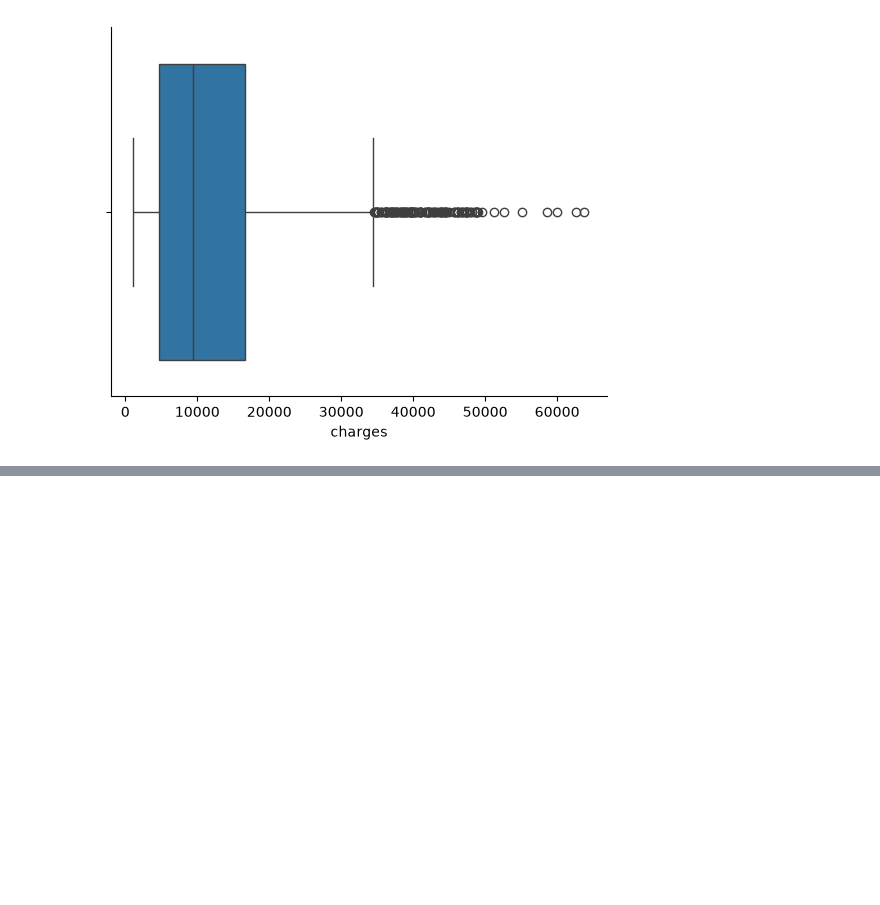
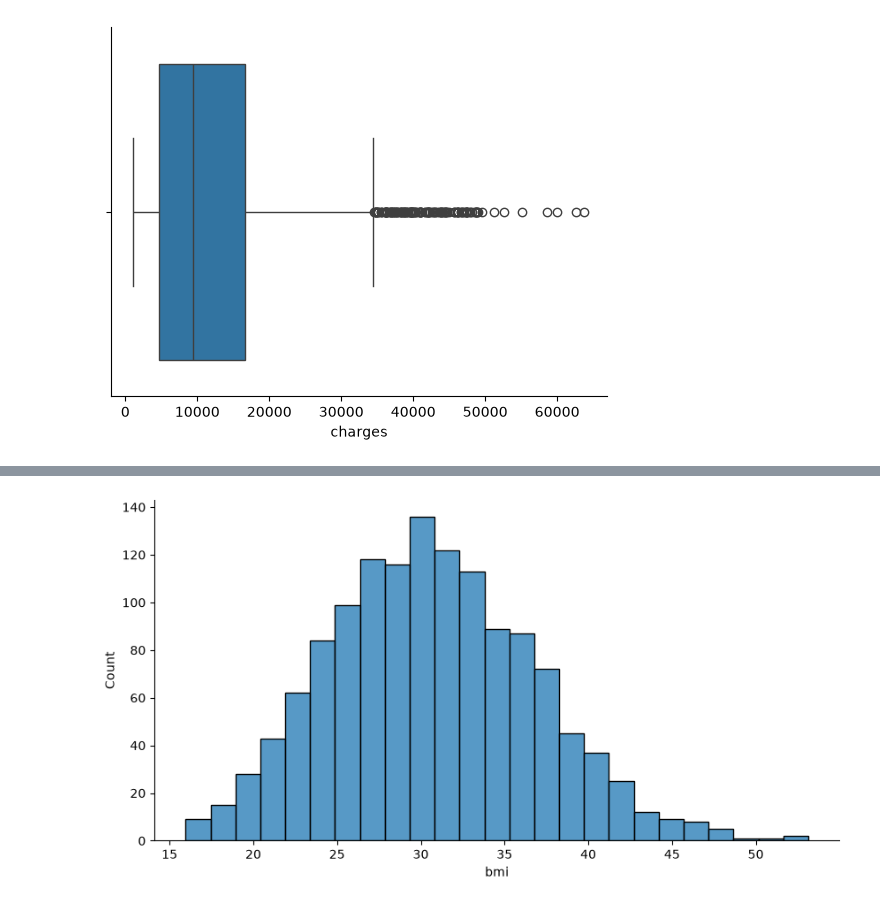
Before and after one commit to MiltonValleL/regression-and-forecasting, a Jupyter notebook: notebooks/01.pre-modelling.ipynb, the cells around one changed output, grey strips where cells are left out. Saved outputs shown, nothing was run; the diff lists cells and outputs as text; code cells hidden in the pictures; blank space fills up the shorter version.

```diff
--- a/notebooks/01.pre-modelling.ipynb
+++ b/notebooks/01.pre-modelling.ipynb
@@ -171,0 +215,8 @@ sns.despine()
+# %%
+# Now let's see the "BMI" feature
+plt.figure(figsize=(10, 5))
+sns.histplot(x=insurance.bmi)
+sns.despine()
+plt.show()
+# %% [output]
+[figure, added]
```
Also changed, not shown: parts of 13 cells of this notebook.
